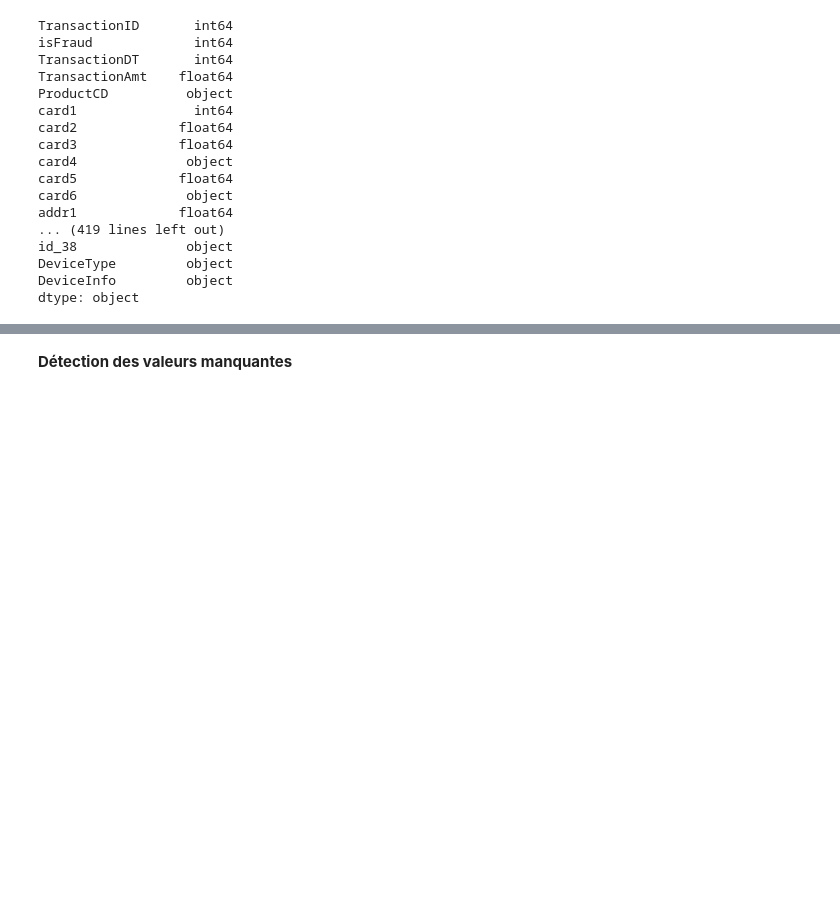
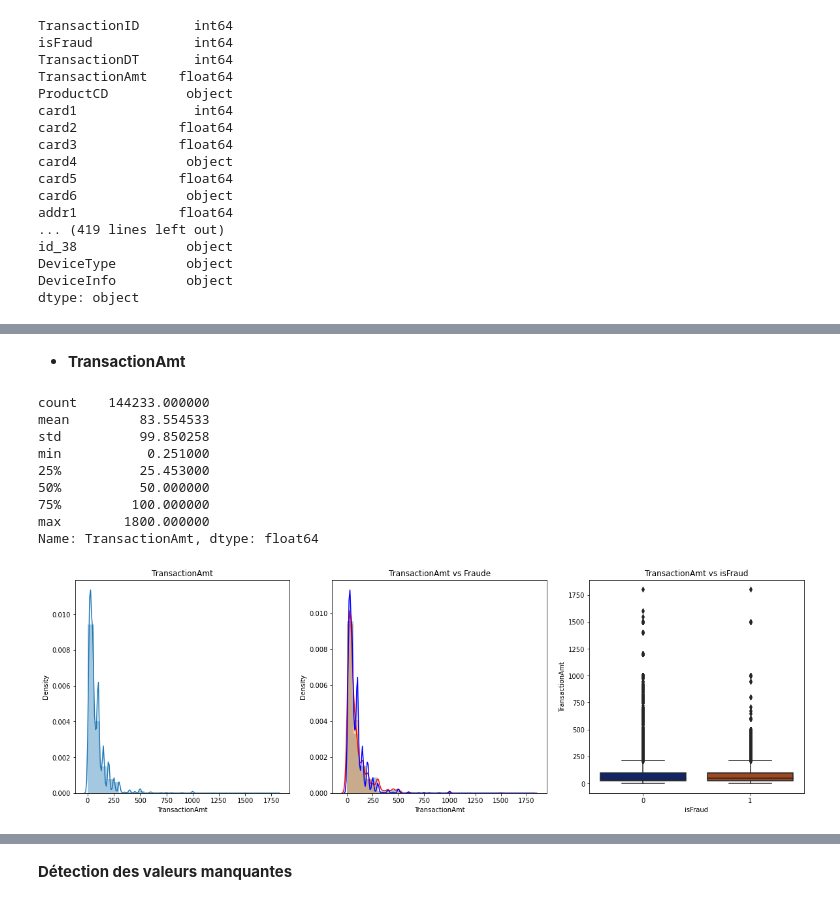
Before and after one commit to trodrigue1304/Fraud_detection_algorithm, a Jupyter notebook: source.ipynb, the cells around one changed output, grey strips where cells are left out. Saved outputs shown, nothing was run; the diff lists cells and outputs as text; code cells hidden in the pictures; blank space fills up the shorter version.

```diff
--- a/source.ipynb
+++ b/source.ipynb
@@ -105,0 +124,34 @@ dtype: object
+# %% [markdown]
+* **TransactionAmt**
+# %%
+#Apercu générale sur la variable
+print(train['TransactionAmt'].describe())
+
+plt.figure(figsize=(20,6))
+
+#Distribution de la variable
+plt.subplot(1,3,1)
+sns.distplot(train.TransactionAmt,bins=30,label='TransactionAmt')
+plt.title('TransactionAmt')
+
+#Distribution de la variable suivant le caractère frauduleux
+plt.subplot(1,3,2)
+sns.distplot(train[train['isFraud']==1].TransactionAmt,bins=30,kde_kws={"color": "r"},label='TransactionAmt_Fraude')
+sns.distplot(train[train['isFraud']==0].TransactionAmt,bins=30,kde_kws={"color": "b"},label='TransactionAmt_Nofraude')
+plt.title('TransactionAmt vs Fraude')
+
+plt.subplot(1,3,3)
+sns.boxplot(x='isFraud', y='TransactionAmt',data=train,palette='dark')
+plt.title('TransactionAmt vs isFraud')
+plt.show()
+# %% [output]
+count    144233.000000
+mean         83.554533
+std          99.850258
+min           0.251000
+25%          25.453000
+50%          50.000000
+75%         100.000000
+max        1800.000000
+Name: TransactionAmt, dtype: float64
+[figure, added]
```
Also changed, not shown: parts of 82 cells of this notebook.
